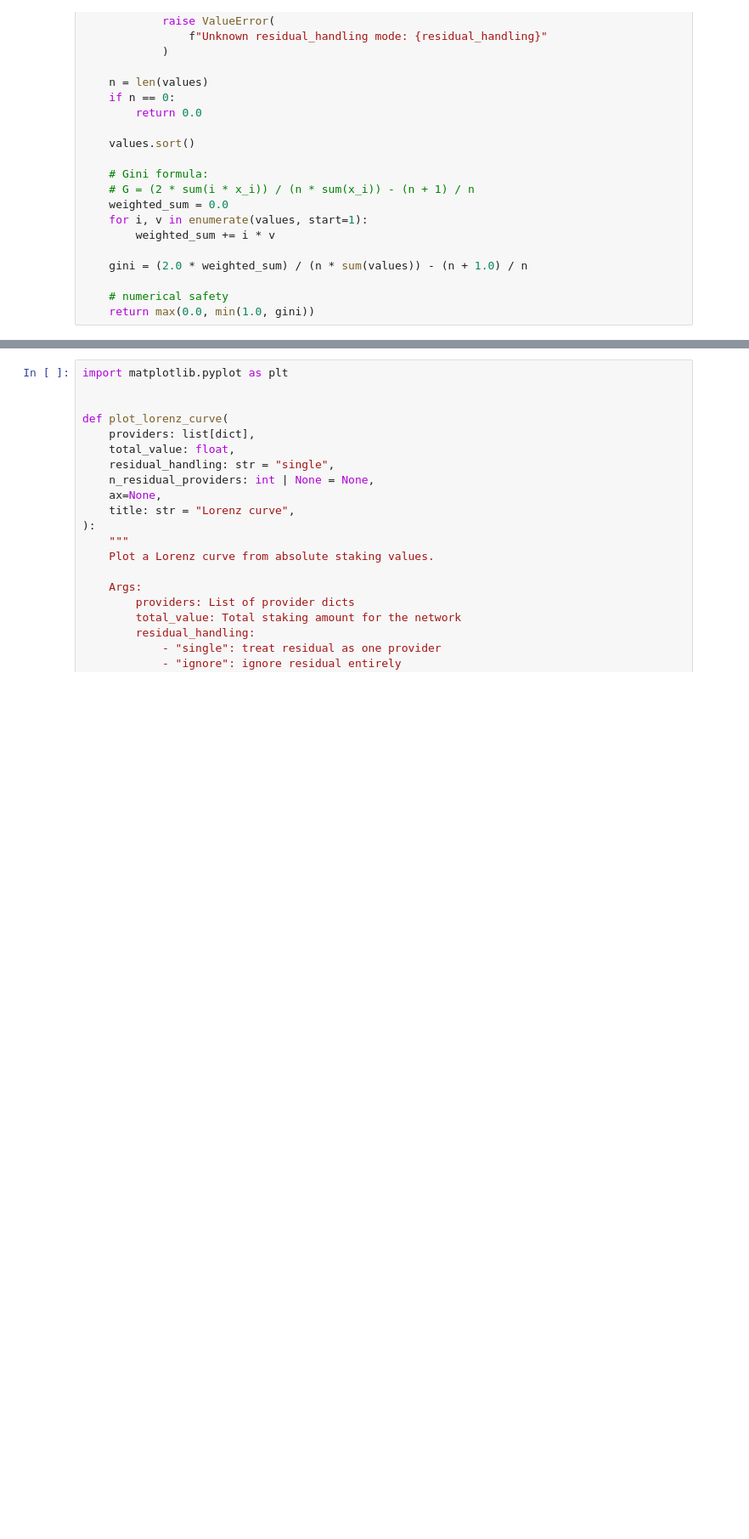
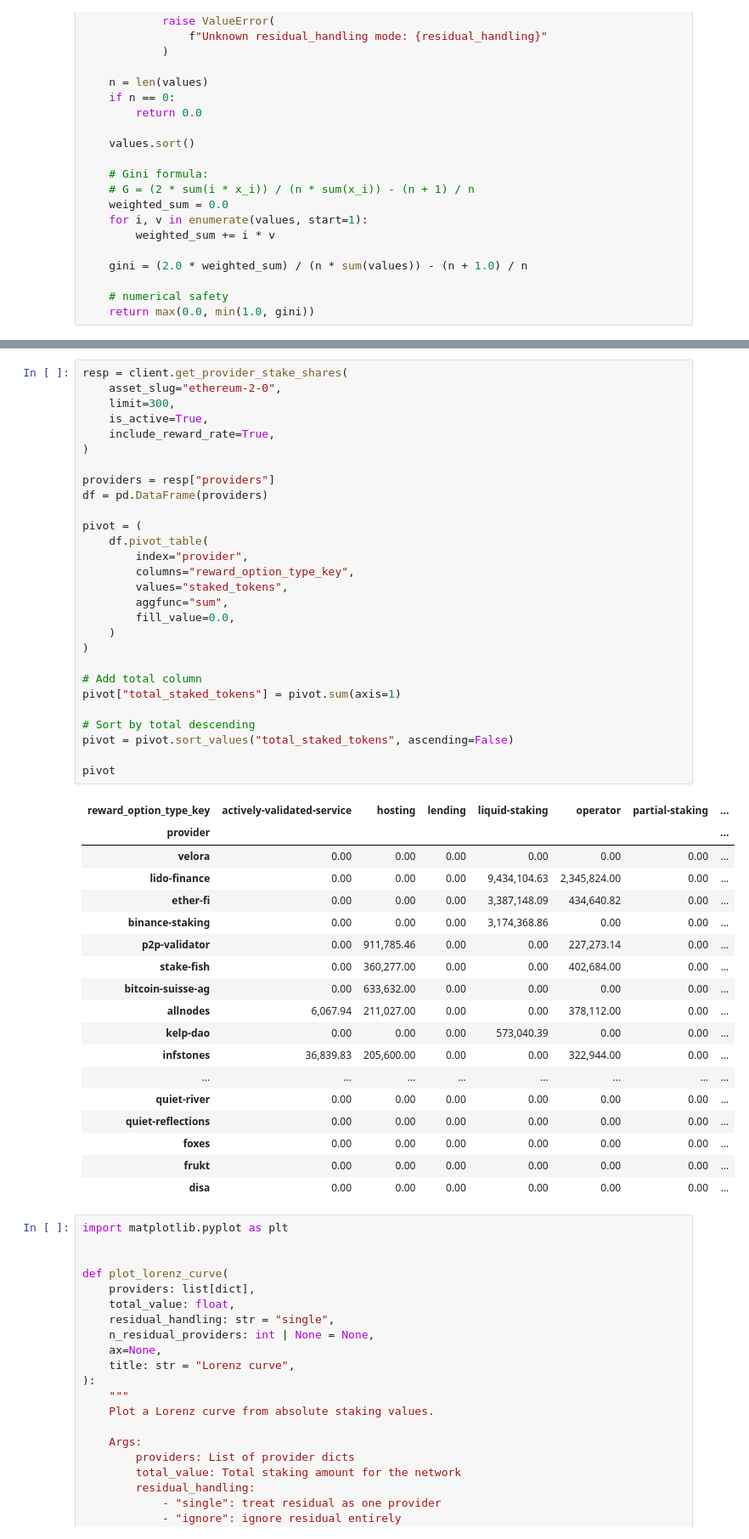
Before and after one commit to schwmi/StakingProviderConcentrationAnalysis, a Jupyter notebook: StakingRewardsExperiments.ipynb, the cells around one changed output, grey strips where cells are left out. Shown at 85% size. Drawn from its saved outputs; the diff is of its cells as text; blank space fills up the shorter version.

```diff
--- a/StakingRewardsExperiments.ipynb
+++ b/StakingRewardsExperiments.ipynb
@@ -786,3 +774,50 @@ display(df)
+# %%
+resp = client.get_provider_stake_shares(
+    asset_slug="ethereum-2-0",
+    limit=300,
+    is_active=True,
+    include_reward_rate=True,
+)
+
+providers = resp["providers"]
+df = pd.DataFrame(providers)
+
+pivot = (
+    df.pivot_table(
+        index="provider",
+        columns="reward_option_type_key",
+        values="staked_tokens",
+        aggfunc="sum",
+        fill_value=0.0,
+    )
+)
+
+# Add total column
+pivot["total_staked_tokens"] = pivot.sum(axis=1)
+
+# Sort by total descending
+pivot = pivot.sort_values("total_staked_tokens", ascending=False)
+
+pivot
+# %% [output]
+| reward_option_type_key | actively-validated-service | hosting | lending | liquid-staking | operator | partial-staking | ... |
+| provider |  |  |  |  |  |  | ... |
+| velora | 0.00 | 0.00 | 0.00 | 0.00 | 0.00 | 0.00 | ... |
+| lido-finance | 0.00 | 0.00 | 0.00 | 9,434,104.63 | 2,345,824.00 | 0.00 | ... |
+| ether-fi | 0.00 | 0.00 | 0.00 | 3,387,148.09 | 434,640.82 | 0.00 | ... |
+| binance-staking | 0.00 | 0.00 | 0.00 | 3,174,368.86 | 0.00 | 0.00 | ... |
+| p2p-validator | 0.00 | 911,785.46 | 0.00 | 0.00 | 227,273.14 | 0.00 | ... |
+| stake-fish | 0.00 | 360,277.00 | 0.00 | 0.00 | 402,684.00 | 0.00 | ... |
+| bitcoin-suisse-ag | 0.00 | 633,632.00 | 0.00 | 0.00 | 0.00 | 0.00 | ... |
+| allnodes | 6,067.94 | 211,027.00 | 0.00 | 0.00 | 378,112.00 | 0.00 | ... |
+| kelp-dao | 0.00 | 0.00 | 0.00 | 573,040.39 | 0.00 | 0.00 | ... |
+| infstones | 36,839.83 | 205,600.00 | 0.00 | 0.00 | 322,944.00 | 0.00 | ... |
+| ... | ... | ... | ... | ... | ... | ... | ... |
+| quiet-river | 0.00 | 0.00 | 0.00 | 0.00 | 0.00 | 0.00 | ... |
+| quiet-reflections | 0.00 | 0.00 | 0.00 | 0.00 | 0.00 | 0.00 | ... |
+| foxes | 0.00 | 0.00 | 0.00 | 0.00 | 0.00 | 0.00 | ... |
+| frukt | 0.00 | 0.00 | 0.00 | 0.00 | 0.00 | 0.00 | ... |
+| disa | 0.00 | 0.00 | 0.00 | 0.00 | 0.00 | 0.00 | ... |
 # %%
 import matplotlib.pyplot as plt
 
```
Also changed, not shown: parts of 5 cells of this notebook, 1 other file.
